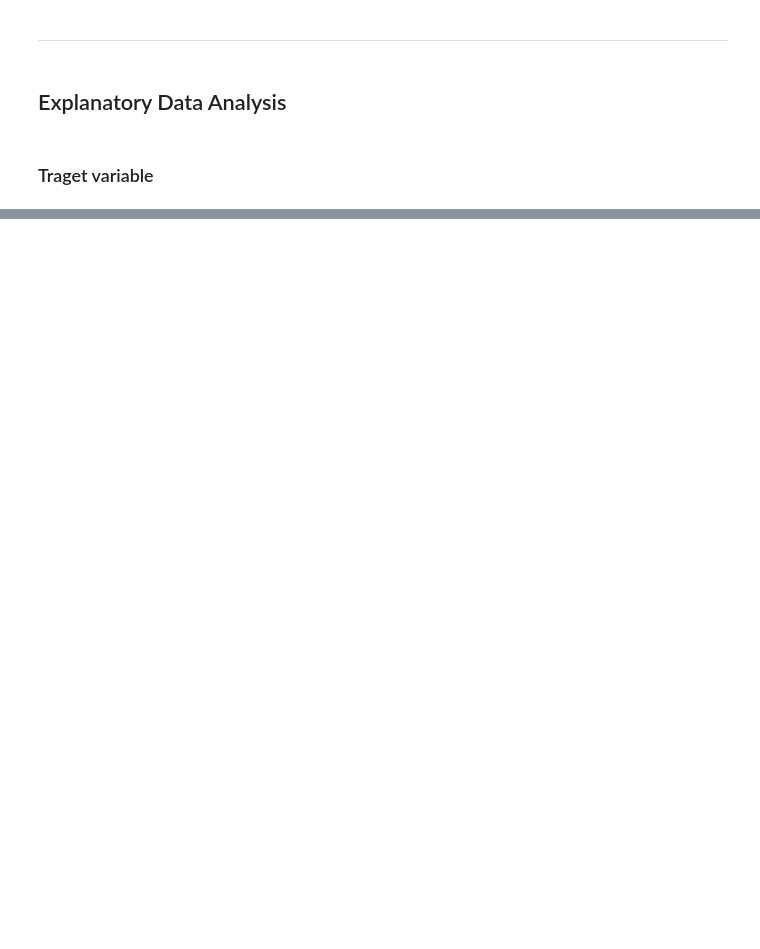
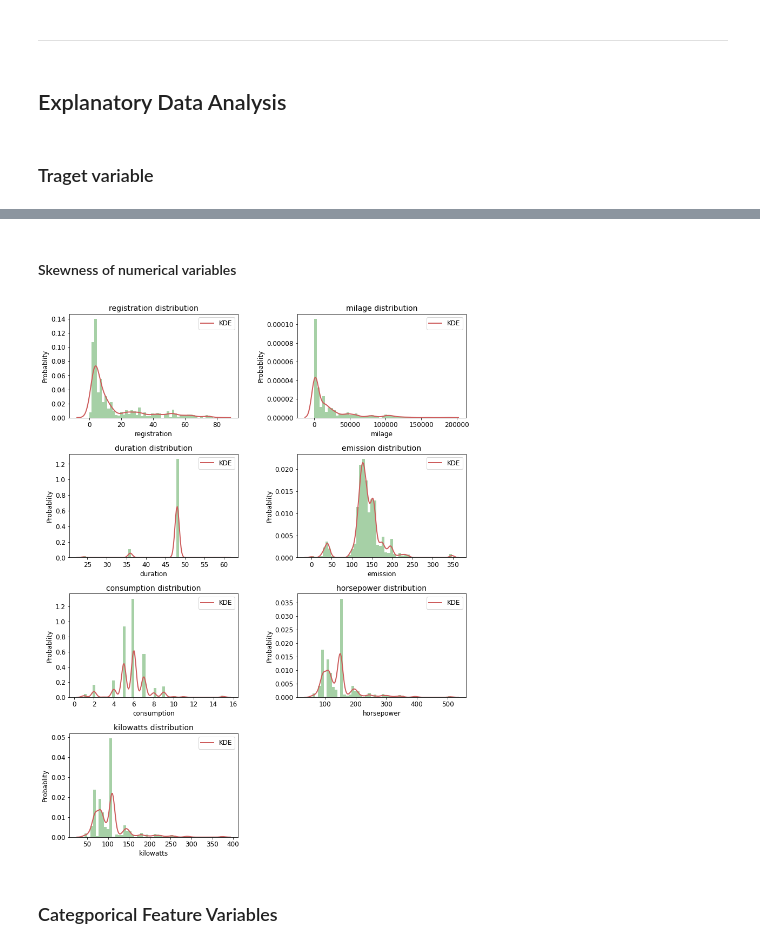
Before and after one commit to h11818774/DataSienceLab, a Jupyter notebook: Project_1805.ipynb, the cells around one changed output, grey strips where cells are left out. Cells and saved outputs as stored; diff of their text form; code cells hidden in the pictures; blank space fills up the shorter version.

```diff
--- a/Project_1805.ipynb
+++ b/Project_1805.ipynb
@@ -191,3 +194,7 @@ df_new
+# %%
+TARGET = pd.DataFrame(df["fee"])
+num_FEATURES = df[df.select_dtypes(include=['float64', 'int64']).columns].drop("fee", axis=1)
+cat_FEATURES = df[df.select_dtypes(exclude=['float64', 'int64']).columns]
 # %% [markdown]
 ***
 # %% [markdown]
@@ -200,0 +247,25 @@ sklearn.__version__
+# %% [markdown]
+#### Skewness of numerical variables
+# %%
+num_FEATURES_hist = num_FEATURES.dropna()
+
+plt.figure(figsize=(12,16))
+
+for i, col in enumerate(num_FEATURES_hist.columns):
+    # TAKE A LOOK AT THE IDX VARIABLE!!!!!!
+    idx = int('42'+ str(i+1))
+    plt.subplot(idx)
+    sns.distplot(num_FEATURES_hist[col], color='forestgreen', kde_kws={'color': 'indianred', 'lw': 2, 'label': 'KDE'})
+    plt.title(col+' distribution', fontsize=14)
+    plt.ylabel('Probablity', fontsize=12)
+    plt.xlabel(col, fontsize=12)
+    plt.xticks(fontsize=12)
+    plt.yticks(fontsize=12)
+    plt.legend(['KDE'], prop={"size":12})
+
+plt.subplots_adjust(top=0.92, bottom=0.08, left=0.10, right=0.95, hspace=0.35, wspace=0.35)
+plt.show()
+# %% [output]
+[figure, added]
+# %% [markdown]
+### Categporical Feature Variables
```
Also changed, not shown: parts of 23 cells of this notebook.
